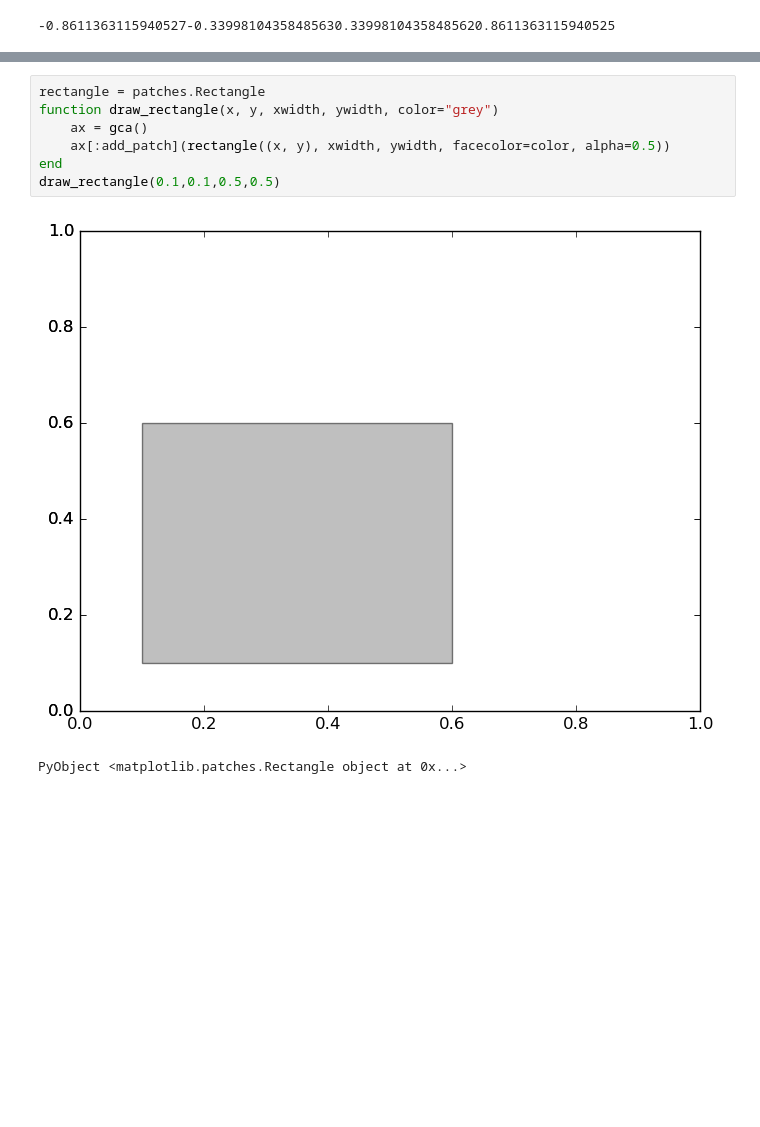
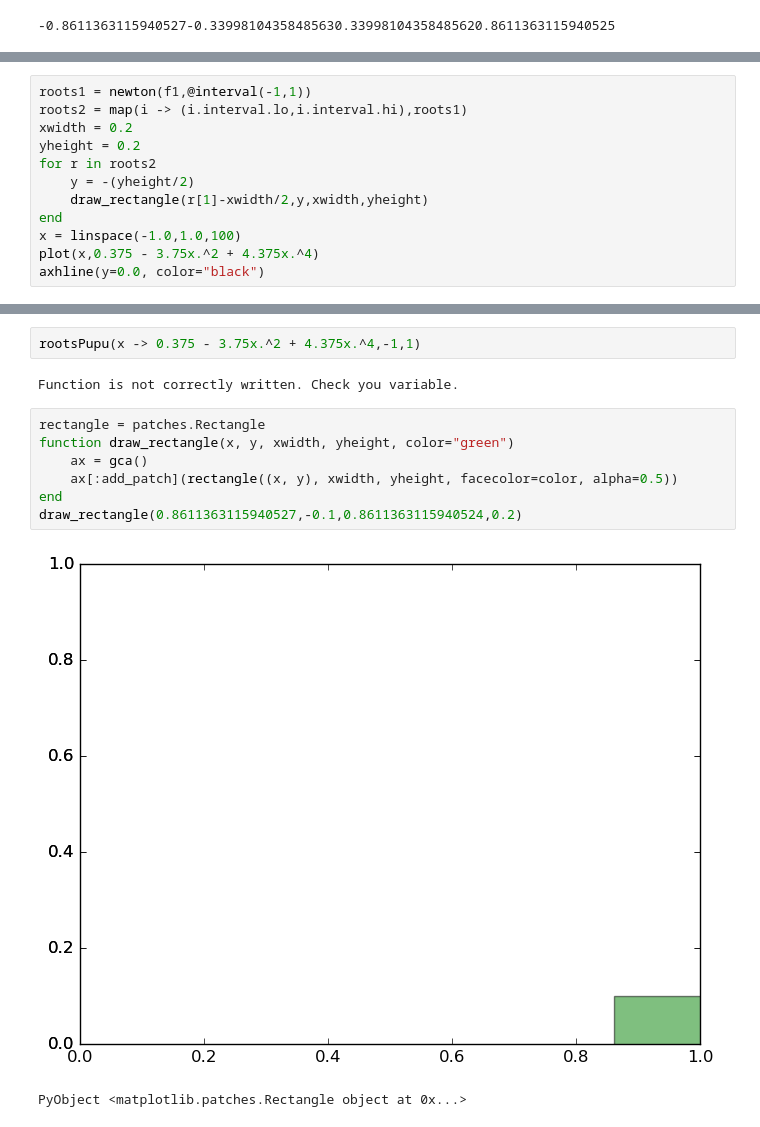
Before and after one commit to FavioVazquez/metodos_numericos_validados, a Jupyter notebook: Pruebas.ipynb, the cells around one changed output, grey strips where cells are left out. Saved outputs shown, nothing was run; the diff lists cells and outputs as text; blank space fills up the shorter version.

```diff
--- a/Pruebas.ipynb
+++ b/Pruebas.ipynb
@@ -349,0 +354,12 @@ for i = 1:length(roots1)
+# %%
+roots1 = newton(f1,@interval(-1,1))
+roots2 = map(i -> (i.interval.lo,i.interval.hi),roots1)
+xwidth = 0.2
+yheight = 0.2
+for r in roots2
+    y = -(yheight/2)
+    draw_rectangle(r[1]-xwidth/2,y,xwidth,yheight)
+end
+x = linspace(-1.0,1.0,100)
+plot(x,0.375 - 3.75x.^2 + 4.375x.^4)
+axhline(y=0.0, color="black")
@@ -350,10 +399,14 @@ for i = 1:length(roots1)
+# %%
+rootsPupu(x -> 0.375 - 3.75x.^2 + 4.375x.^4,-1,1)
+# %% [output]
+Function is not correctly written. Check you variable.
 # %%
 rectangle = patches.Rectangle
-function draw_rectangle(x, y, xwidth, ywidth, color="grey")
+function draw_rectangle(x, y, xwidth, yheight, color="green")
     ax = gca()
-    ax[:add_patch](rectangle((x, y), xwidth, ywidth, facecolor=color, alpha=0.5))
+    ax[:add_patch](rectangle((x, y), xwidth, yheight, facecolor=color, alpha=0.5))
 end
-draw_rectangle(0.1,0.1,0.5,0.5)
+draw_rectangle(0.8611363115940527,-0.1,0.8611363115940524,0.2)
 # %% [output]
-[figure, old version]
+[figure, new version]
 PyObject <matplotlib.patches.Rectangle object at 0x...>
```
Also changed, not shown: parts of 3 cells of this notebook.
